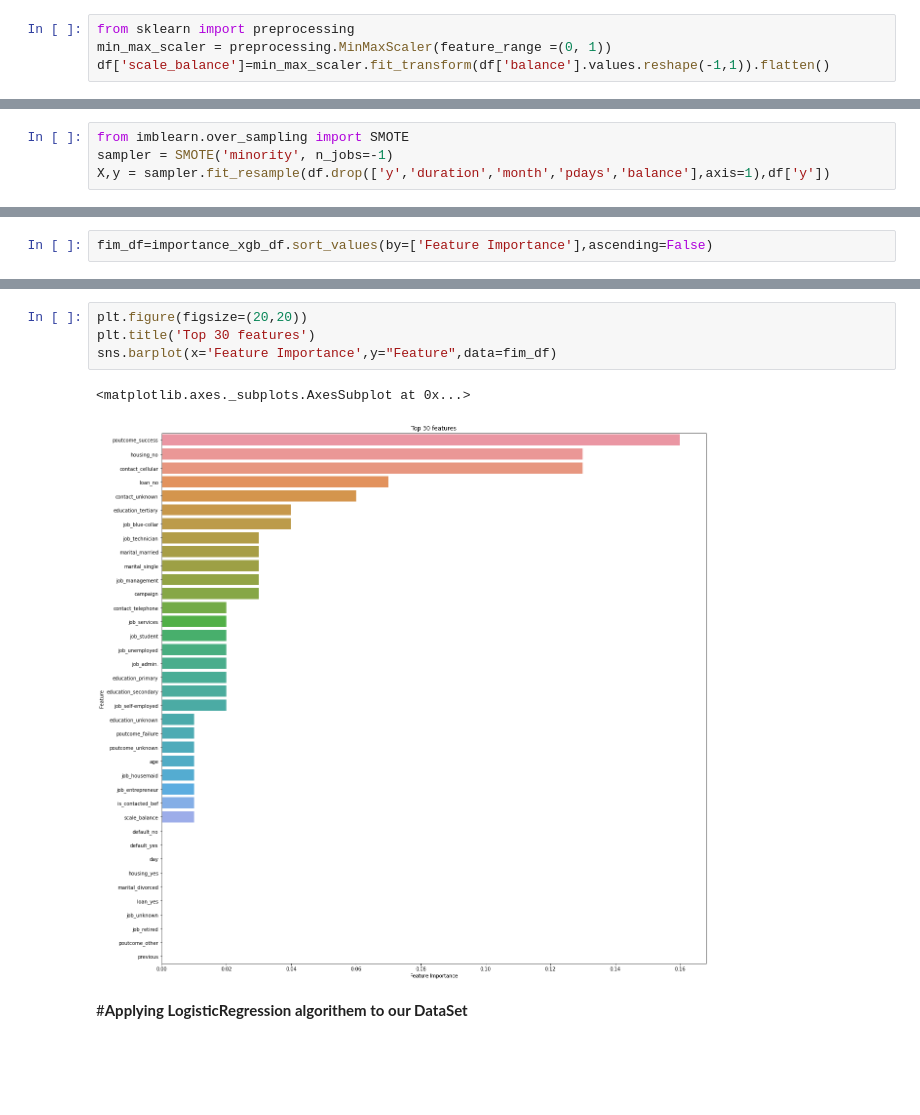
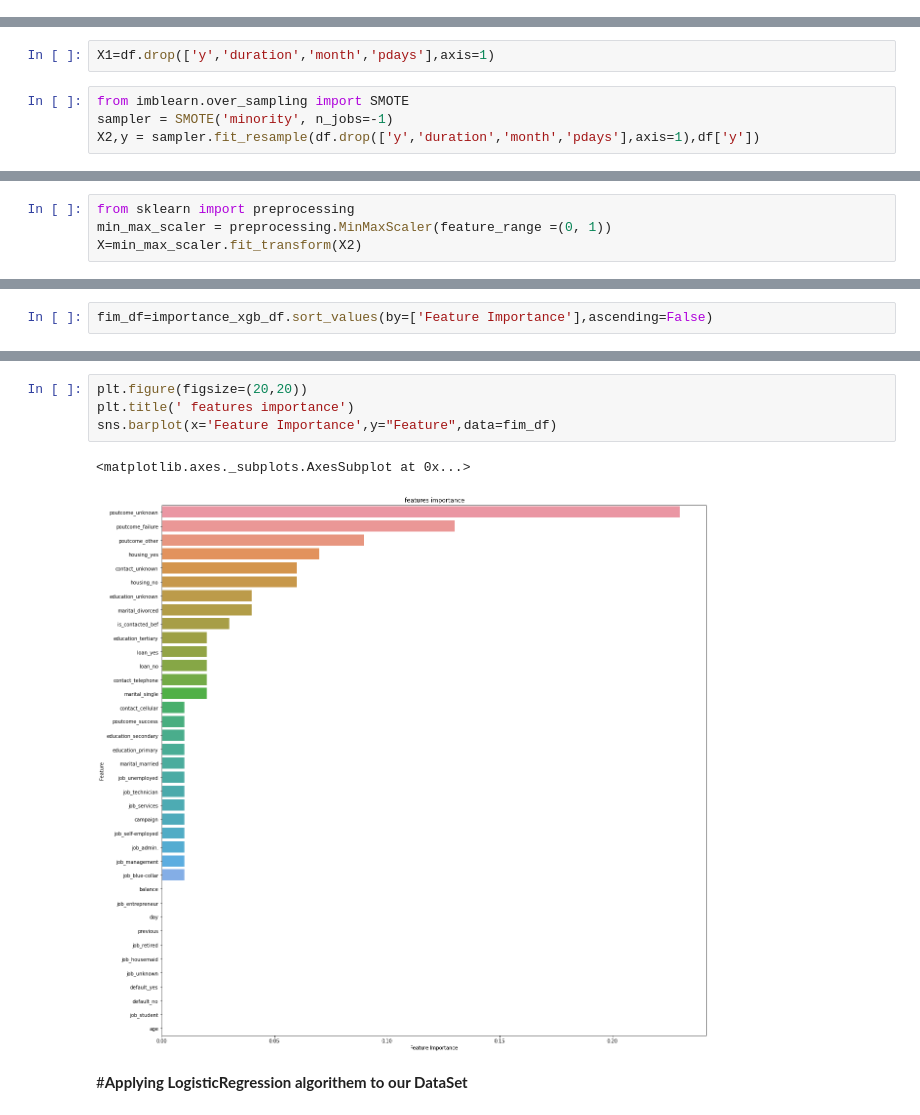
Before and after one commit to hrushikeshsahu19/Predicting-the-effectiveness-of-bank-marketing-campaigns, a Jupyter notebook: Hrushikesh_Sahu_Team_1_Capstone_Project_3.ipynb, the cells around one changed output, grey strips where cells are left out. Saved outputs shown, nothing was run; the diff lists cells and outputs as text; blank space fills up the shorter version.

```diff
--- a/Hrushikesh_Sahu_Team_1_Capstone_Project_3.ipynb
+++ b/Hrushikesh_Sahu_Team_1_Capstone_Project_3.ipynb
@@ -657,10 +657,6 @@ df.head()
 | 2 | 33 | 2 | 5 | may | 76 | 1 | -1 | 0 | 0 | 0 | ... |
 | 3 | 47 | 1506 | 5 | may | 92 | 1 | -1 | 0 | 0 | 0 | ... |
 | 4 | 33 | 1 | 5 | may | 198 | 1 | -1 | 0 | 0 | 0 | ... |
-# %%
-from sklearn import preprocessing
-min_max_scaler = preprocessing.MinMaxScaler(feature_range =(0, 1))
-df['scale_balance']=min_max_scaler.fit_transform(df['balance'].values.reshape(-1,1)).flatten()
 # %%
 df.head()
 # %% [output]
@@ -673,4 +677,6 @@ df.head()
+# %%
+X1=df.drop(['y','duration','month','pdays'],axis=1)
 # %%
 from imblearn.over_sampling import SMOTE
 sampler = SMOTE('minority', n_jobs=-1)
-X,y = sampler.fit_resample(df.drop(['y','duration','month','pdays','balance'],axis=1),df['y'])
+X2,y = sampler.fit_resample(df.drop(['y','duration','month','pdays'],axis=1),df['y'])
@@ -680,3 +683,7 @@ X,y = sampler.fit_resample(df.drop(['y','duration','month','pdays','balance'],ax
+# %%
+from sklearn import preprocessing
+min_max_scaler = preprocessing.MinMaxScaler(feature_range =(0, 1))
+X=min_max_scaler.fit_transform(X2)
 # %%
 # Importing train_test_split
 from sklearn import preprocessing
@@ -1103,10 +1110,10 @@ fim_df
 # %%
 plt.figure(figsize=(20,20))
-plt.title('Top 30 features')
+plt.title(' features importance')
 sns.barplot(x='Feature Importance',y="Feature",data=fim_df)
 # %% [output]
 <matplotlib.axes._subplots.AxesSubplot at 0x...>
-[figure, old version]
+[figure, new version]
 # %% [markdown]
 #**Applying LogisticRegression algorithem to our DataSet**
 # %%
```
Also changed, not shown: parts of 51 cells of this notebook.
